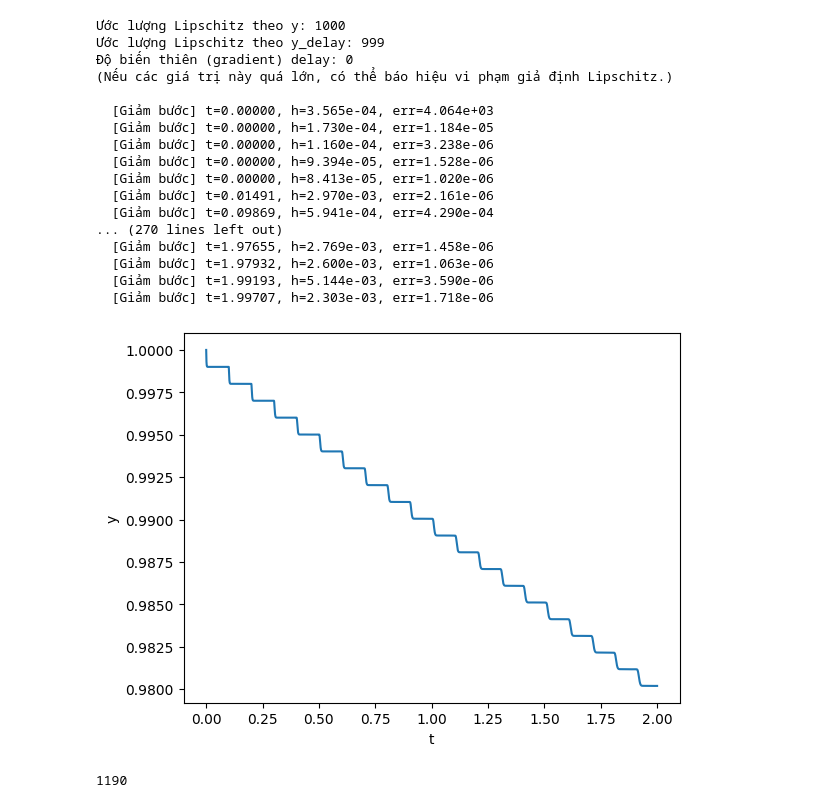
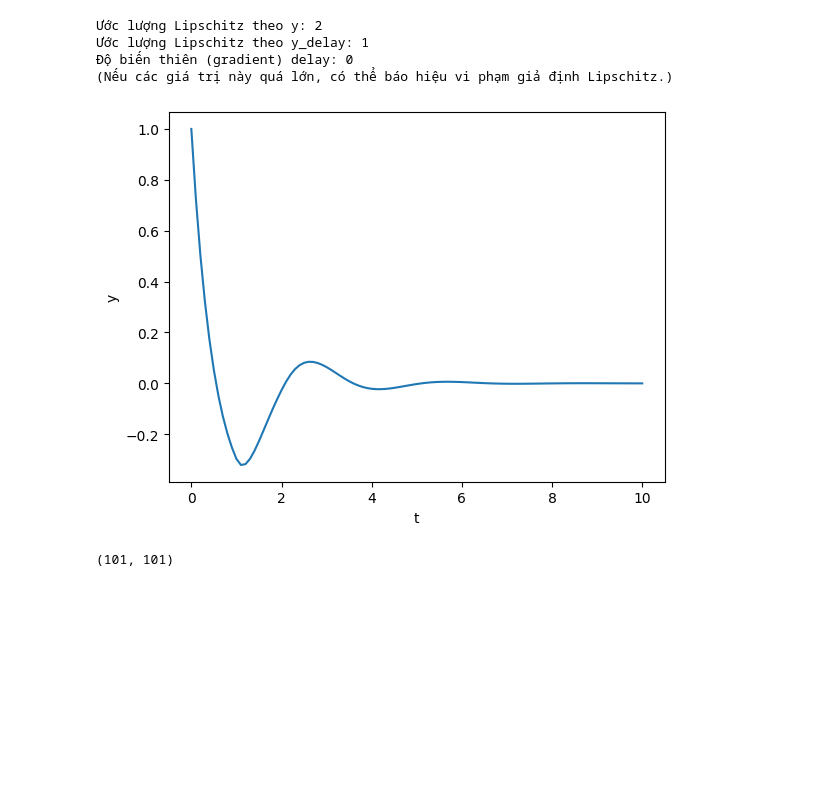
Before and after one commit to baotn0708/Numerical_method_for_DDE, a Jupyter notebook: sudung.ipynb, the cells around one changed output. Cells and saved outputs as stored; diff of their text form; code cells hidden in the pictures; blank space fills up the shorter version.

```diff
--- a/sudung.ipynb
+++ b/sudung.ipynb
@@ -1,58 +1,60 @@
 # %%
 from doan1_dongian.lib_RK_MoS import *
 import numpy as np
 import matplotlib.pyplot as plt
 
 def f(t, y, y_delay):
-    return -1000*y+999*y_delay
+    return -2*y-y_delay
 def tau(t, y):
-    return 0.1
+    return 1.0
 def phi(t):
-    return 1.0
+    return 1
 t0 = 0
-tf = 2
+tf = 10.0
 h0 = 0.1
 tol = 1e-6
 check_conditions(f, tau, phi, t0)
 
-sol = solve_dde_adaptive(
+sol01 = solve_dde(
     f=f,
     tau=tau,
     phi=phi,
     t0=t0,
     t_final=tf,
     tol=1e-6,      # sai số có thể giảm xuống 1e-7, 1e-8 nếu cần
     h_init=0.1,    # bước khởi tạo
     h_min=1e-10,   # bước nhỏ nhất
-    h_max=0.5      # bước lớn nhất
+    h_max=0.5,      # bước lớn nhất
+    adaptive=False
 )
-t_values = [node['t'] for node in sol]
-y_values = [node['y'] for node in sol]
-plt.plot(t_values, y_values)
+# sol005 = solve_dde(
+#     f=f,
+#     tau=tau,
+#     phi=phi,
+#     t0=t0,
+#     t_final=tf,
+#     tol=1e-6,      # sai số có thể giảm xuống 1e-7, 1e-8 nếu cần
+#     h_init=0.05,    # bước khởi tạo
+#     h_min=1e-10,   # bước nhỏ nhất
+#     h_max=0.5,      # bước lớn nhất
+#     adaptive=False
+# )
+t_values_01 = [node['t'] for node in sol01]
+y_values_01 = [node['y'] for node in sol01]
+# t_values_005 = [node['t'] for node in sol005]
+# y_values_005 = [node['y'] for node in sol005]
+plt.plot(t_values_01, y_values_01)
 plt.xlabel('t')
 plt.ylabel('y')
 plt.show()
-print(len(t_values))
+len(t_values_01), len(y_values_01)
 # %% [output]
-Ước lượng Lipschitz theo y: 1000
-Ước lượng Lipschitz theo y_delay: 999
+Ước lượng Lipschitz theo y: 2
+Ước lượng Lipschitz theo y_delay: 1
 Độ biến thiên (gradient) delay: 0
 (Nếu các giá trị này quá lớn, có thể báo hiệu vi phạm giả định Lipschitz.)
-
-  [Giảm bước] t=0.00000, h=3.565e-04, err=4.064e+03
-  [Giảm bước] t=0.00000, h=1.730e-04, err=1.184e-05
-  [Giảm bước] t=0.00000, h=1.160e-04, err=3.238e-06
-  [Giảm bước] t=0.00000, h=9.394e-05, err=1.528e-06
-  [Giảm bước] t=0.00000, h=8.413e-05, err=1.020e-06
-  [Giảm bước] t=0.01491, h=2.970e-03, err=2.161e-06
-  [Giảm bước] t=0.09869, h=5.941e-04, err=4.290e-04
-... (270 lines left out)
-  [Giảm bước] t=1.97655, h=2.769e-03, err=1.458e-06
-  [Giảm bước] t=1.97932, h=2.600e-03, err=1.063e-06
-  [Giảm bước] t=1.99193, h=5.144e-03, err=3.590e-06
-  [Giảm bước] t=1.99707, h=2.303e-03, err=1.718e-06
-[figure, old version]
+[figure, new version]
-1190
+(101, 101)
 # %%
 from doan1_dongian.lib_collocation import *
 import numpy as np
```
Also changed, not shown: parts of 9 cells of this notebook, 15 other files.
